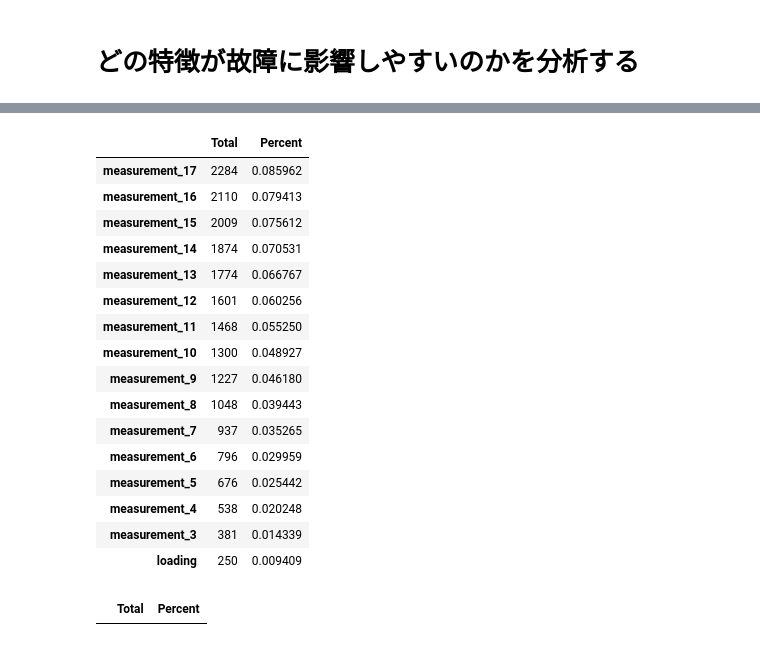
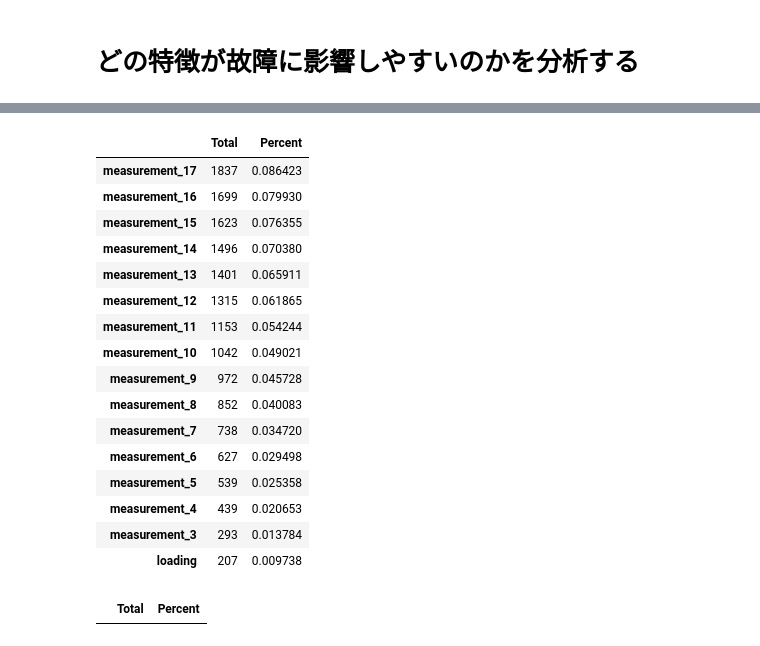
Before and after one commit to nakedtatsuya/kaggle, a Jupyter notebook: tabular_playground_series_2022/main.ipynb, the cells around one changed output, grey strips where cells are left out. Cells and saved outputs as stored; diff of their text form; code cells hidden in the pictures.

```diff
--- a/tabular_playground_series_2022/main.ipynb
+++ b/tabular_playground_series_2022/main.ipynb
@@ -16,4 +16,4 @@ from sklearn.impute import SimpleImputer
 train_all = pd.read_csv('train.csv')
 test_all = pd.read_csv('test.csv')
 # %%
-# train_data, valid_data = train_test_split(train_all, test_size=0.2, random_state=42)
+train_data, valid_data = train_test_split(train_all, test_size=0.2, random_state=42)
@@ -40,26 +48,26 @@ train_X = train_all
 # %%
 #missing data
-total = train_X.isnull().sum().sort_values(ascending=False)
-percent = (train_X.isnull().sum()/train_X.isnull().count()).sort_values(ascending=False)
+total = train_data.isnull().sum().sort_values(ascending=False)
+percent = (train_data.isnull().sum()/train_data.isnull().count()).sort_values(ascending=False)
 
 missing_data = pd.concat([total, percent], axis=1, keys=['Total', 'Percent'])
 missing_data.loc[missing_data["Total"]>0]
 # %% [output]
 |  | Total | Percent |
-| measurement_17 | 2284 | 0.085962 |
-| measurement_16 | 2110 | 0.079413 |
-| measurement_15 | 2009 | 0.075612 |
-| measurement_14 | 1874 | 0.070531 |
-| measurement_13 | 1774 | 0.066767 |
-| measurement_12 | 1601 | 0.060256 |
-| measurement_11 | 1468 | 0.055250 |
-| measurement_10 | 1300 | 0.048927 |
-| measurement_9 | 1227 | 0.046180 |
-| measurement_8 | 1048 | 0.039443 |
-| measurement_7 | 937 | 0.035265 |
-| measurement_6 | 796 | 0.029959 |
-| measurement_5 | 676 | 0.025442 |
-| measurement_4 | 538 | 0.020248 |
-| measurement_3 | 381 | 0.014339 |
-| loading | 250 | 0.009409 |
+| measurement_17 | 1837 | 0.086423 |
+| measurement_16 | 1699 | 0.079930 |
+| measurement_15 | 1623 | 0.076355 |
+| measurement_14 | 1496 | 0.070380 |
+| measurement_13 | 1401 | 0.065911 |
+| measurement_12 | 1315 | 0.061865 |
+| measurement_11 | 1153 | 0.054244 |
+| measurement_10 | 1042 | 0.049021 |
+| measurement_9 | 972 | 0.045728 |
+| measurement_8 | 852 | 0.040083 |
+| measurement_7 | 738 | 0.034720 |
+| measurement_6 | 627 | 0.029498 |
+| measurement_5 | 539 | 0.025358 |
+| measurement_4 | 439 | 0.020653 |
+| measurement_3 | 293 | 0.013784 |
+| loading | 207 | 0.009738 |
 # %%
```
Also changed, not shown: parts of 15 cells of this notebook, 2 other files.
